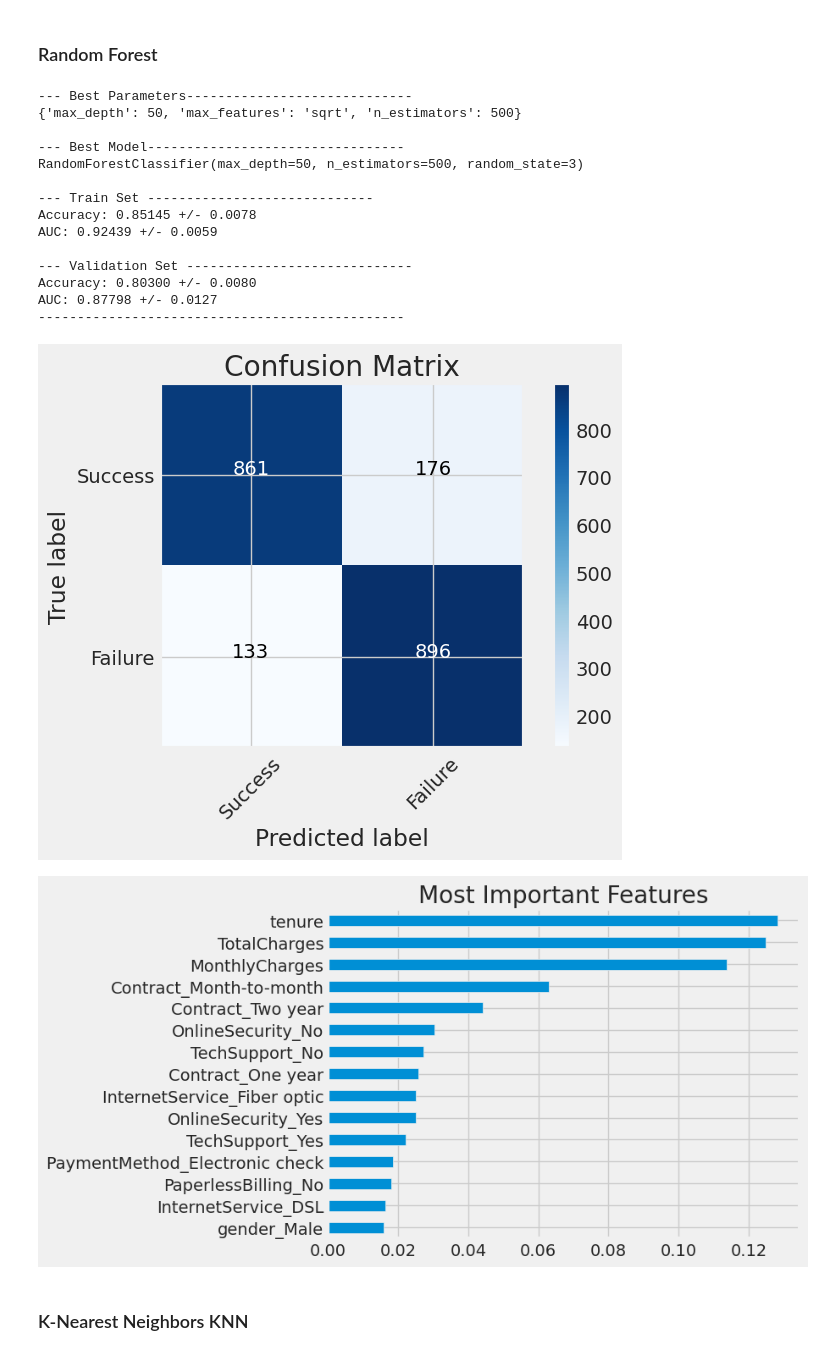
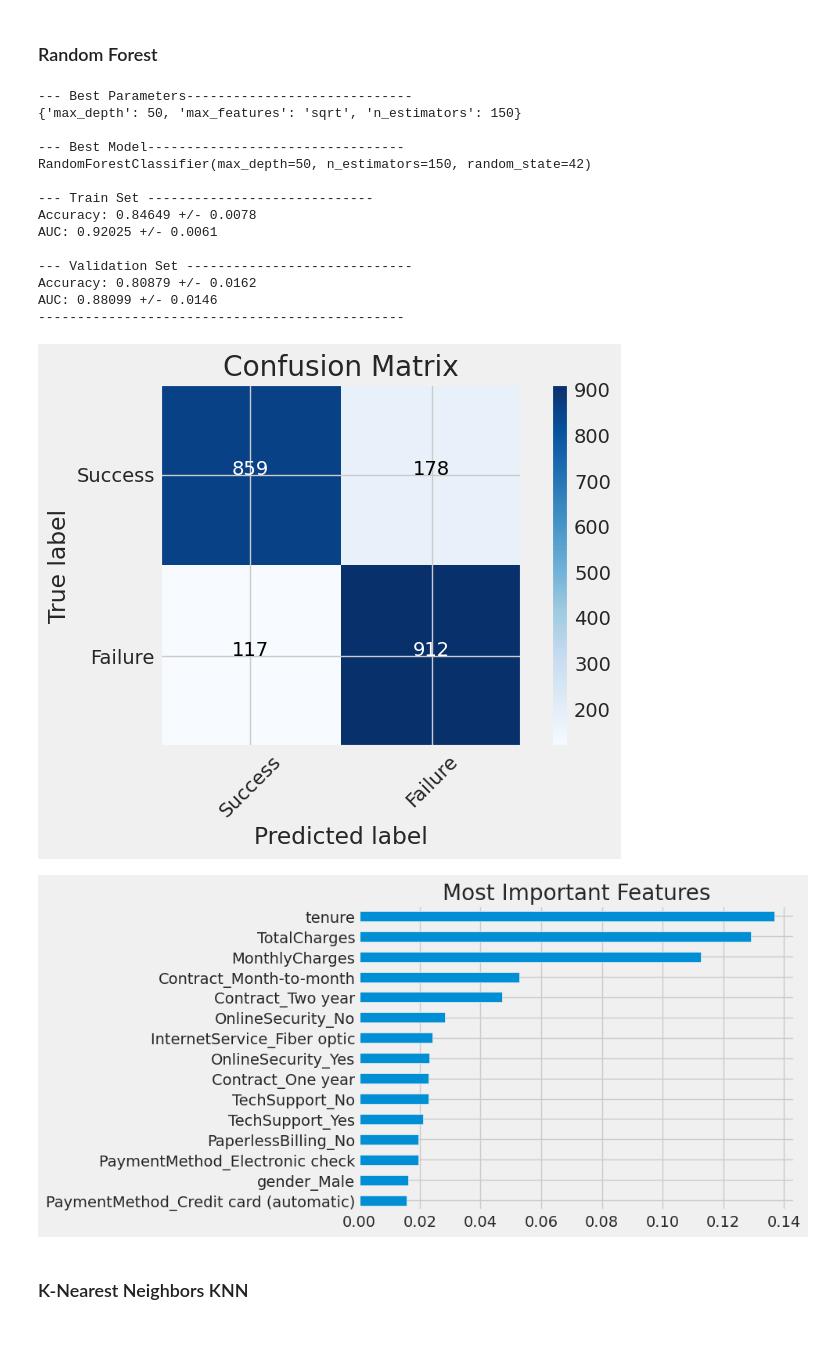
Before and after one commit to hugomilesi/E2E_customer_churn_analysis, a Jupyter notebook: data_mining.ipynb, the cells around one changed output. Drawn from its saved outputs; the diff is of its cells as text; code cells hidden in the pictures.

```diff
--- a/data_mining.ipynb
+++ b/data_mining.ipynb
@@ -504,32 +507,32 @@ class_names = ['Success','Failure']
 # %% [markdown]
 ### Random Forest
 # %%
-classifier_rf = RandomForestClassifier(random_state = 3)
+classifier_rf = RandomForestClassifier(random_state = 42)
 parameters = {
-              'n_estimators': [100, 500, 1000],
-              'max_depth':[10, 50, 100],
+              'n_estimators': [100, 150, 200],
+              'max_depth':[10, 30, 50],
               'max_features': ['sqrt']
               }
 
 clf_rf = get_best_model(classifier_rf, parameters)
 model_fit(model = clf_rf, feature_imp = True)
 # %% [output]
 --- Best Parameters-----------------------------
-{'max_depth': 50, 'max_features': 'sqrt', 'n_estimators': 500}
+{'max_depth': 50, 'max_features': 'sqrt', 'n_estimators': 150}
 
 --- Best Model---------------------------------
-RandomForestClassifier(max_depth=50, n_estimators=500, random_state=3)
+RandomForestClassifier(max_depth=50, n_estimators=150, random_state=42)
 
 --- Train Set -----------------------------
-Accuracy: 0.85145 +/- 0.0078
-AUC: 0.92439 +/- 0.0059
+Accuracy: 0.84649 +/- 0.0078
+AUC: 0.92025 +/- 0.0061
 
 --- Validation Set -----------------------------
-Accuracy: 0.80300 +/- 0.0080
-AUC: 0.87798 +/- 0.0127
+Accuracy: 0.80879 +/- 0.0162
+AUC: 0.88099 +/- 0.0146
 -----------------------------------------------
-[figure, old version]
+[figure, new version]
-[figure, old version]
+[figure, new version]
 # %% [markdown]
 ### K-Nearest Neighbors KNN
 # %%
```
Also changed, not shown: parts of 35 cells of this notebook.
